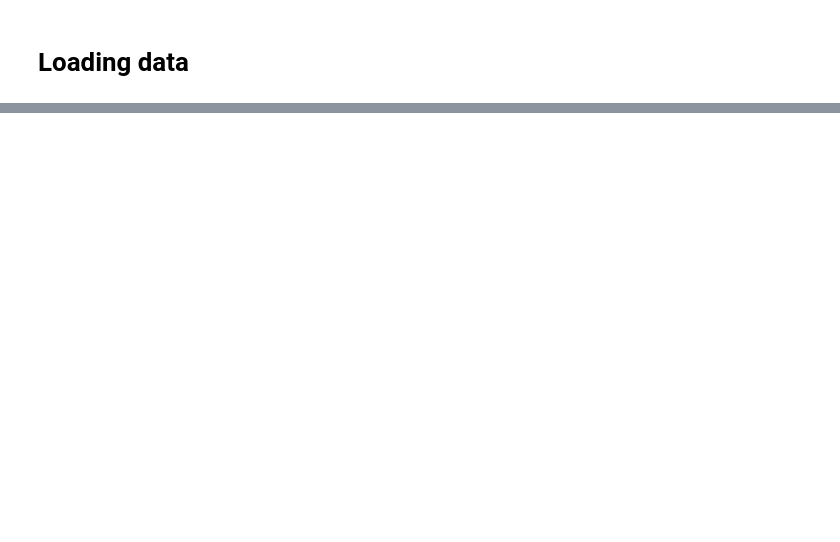
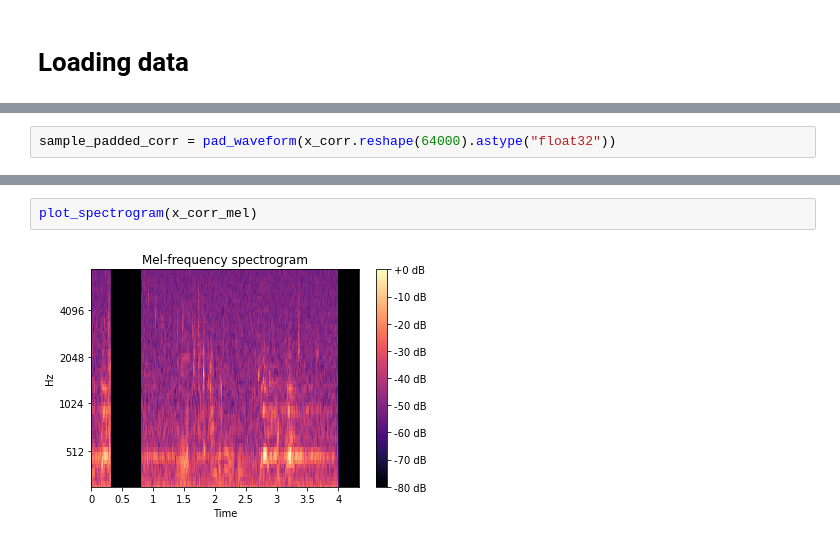
Before and after one commit to LIMUNIMI/TM-Pedretti_Davide-Sound_classification_in_the_presence_of_missing_samples, a Jupyter notebook: InpaintingGAN.ipynb, the cells around one changed output, grey strips where cells are left out. Cells and saved outputs as stored; diff of their text form; blank space fills up the shorter version.

```diff
--- a/InpaintingGAN.ipynb
+++ b/InpaintingGAN.ipynb
@@ -59,0 +123,2 @@ def plot_spectrogram(X):
+# %%
+sample_padded_corr = pad_waveform(x_corr.reshape(64000).astype("float32"))
@@ -59,0 +172,4 @@ def plot_spectrogram(X):
+# %%
+plot_spectrogram(x_corr_mel)
+# %% [output]
+[figure, added]
```
Also changed, not shown: parts of 37 cells of this notebook.
